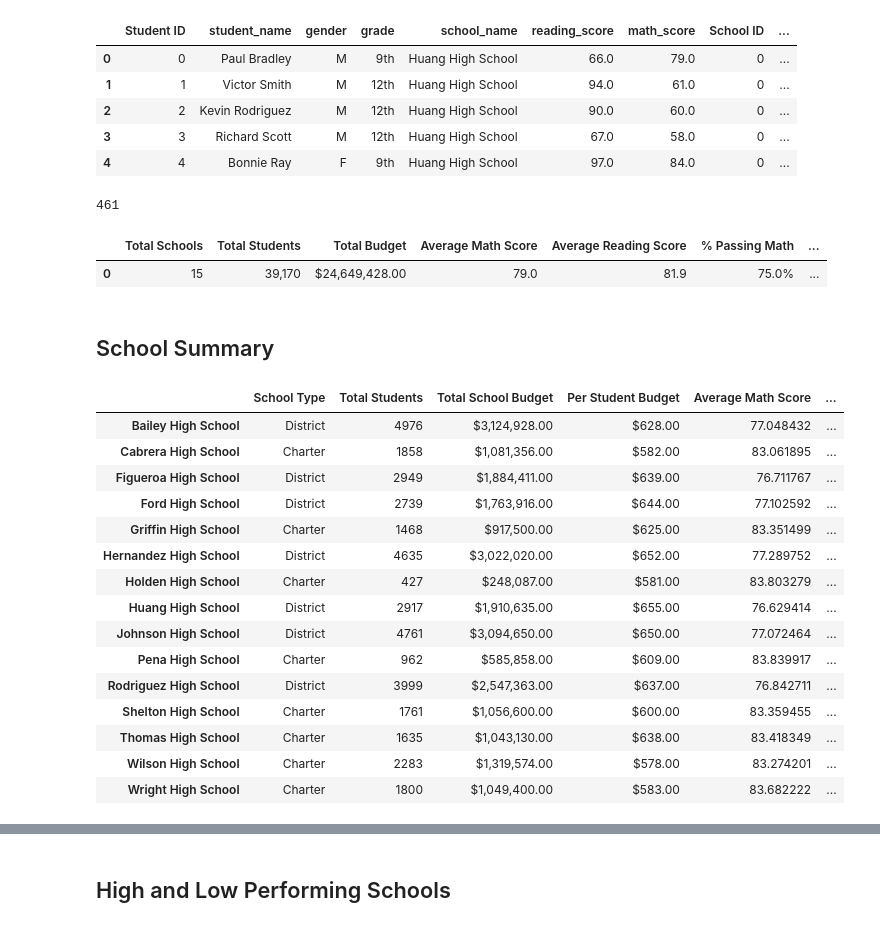
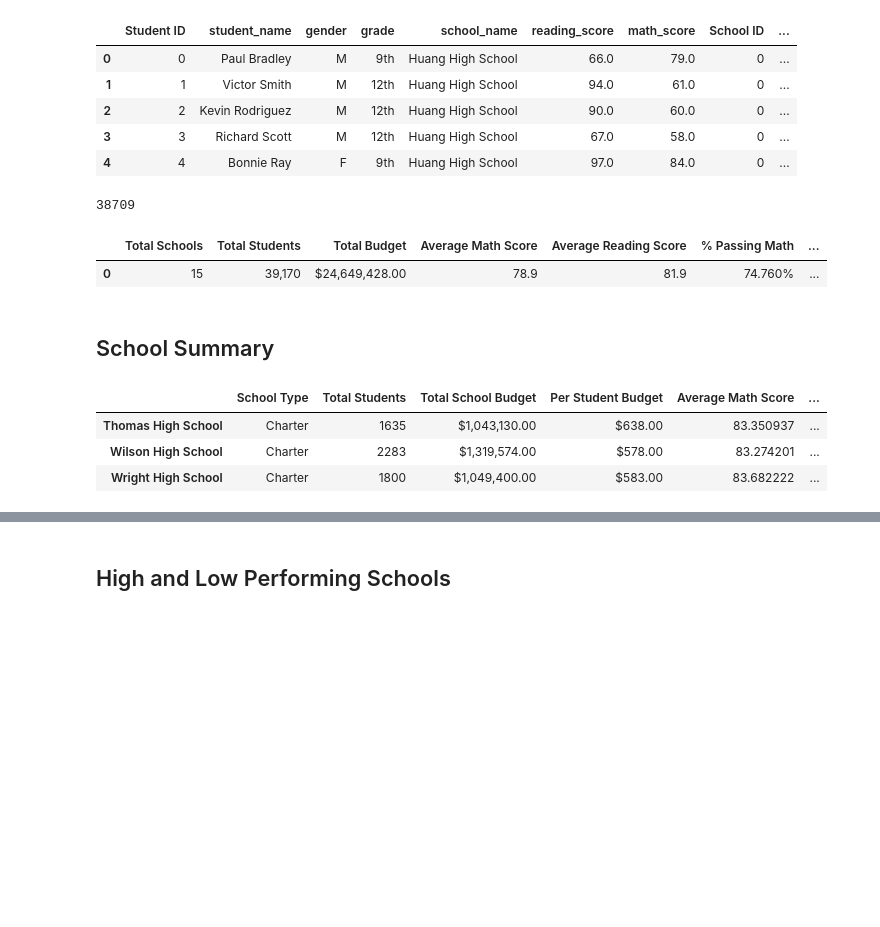
Before and after one commit to JerryMcG/School_District_Analysis, a Jupyter notebook: PyCitySchools_Challenge.ipynb, the cells around one changed output, grey strips where cells are left out. Cells and saved outputs as stored; diff of their text form; code cells hidden in the pictures; blank space fills up the shorter version.

```diff
--- a/PyCitySchools_Challenge.ipynb
+++ b/PyCitySchools_Challenge.ipynb
@@ -106,9 +106,9 @@ student_count = school_data_complete_df["Student ID"].count()
 # Step 2. Subtract the number of students that are in ninth grade at
 # Thomas High School from the total student count to get the new total student count
 student_count_without9THS = student_count - student_count_9_THS
-#print(student_count_without9THS)
+print(student_count_without9THS)
 # %% [output]
-461
+38709
 # %%
 # Calculate the passing rates using the "clean_student_data".
 passing_math_count = school_data_complete_df[(school_data_complete_df["math_score"] >= 70)].count()["student_name"]
@@ -148,15 +148,15 @@ district_summary_df["Total Budget"] = district_summary_df["Total Budget"].map("$
 # Format the columns.
 district_summary_df["Average Math Score"] = district_summary_df["Average Math Score"].map("{:.1f}".format)
 district_summary_df["Average Reading Score"] = district_summary_df["Average Reading Score"].map("{:.1f}".format)
-district_summary_df["% Passing Math"] = district_summary_df["% Passing Math"].map("{:.1f}%".format)
-district_summary_df["% Passing Reading"] = district_summary_df["% Passing Reading"].map("{:.1f}%".format)
-district_summary_df["% Overall Passing"] = district_summary_df["% Overall Passing"].map("{:.1f}%".format)
+district_summary_df["% Passing Math"] = district_summary_df["% Passing Math"].map("{:.3f}%".format)
+district_summary_df["% Passing Reading"] = district_summary_df["% Passing Reading"].map("{:.3f}%".format)
+district_summary_df["% Overall Passing"] = district_summary_df["% Overall Passing"].map("{:.3f}%".format)
 
 # Display the data frame
 district_summary_df
 # %% [output]
 |  | Total Schools | Total Students | Total Budget | Average Math Score | Average Reading Score | % Passing Math | ... |
-| 0 | 15 | 39,170 | $24,649,428.00 | 79.0 | 81.9 | 75.0% | ... |
+| 0 | 15 | 39,170 | $24,649,428.00 | 78.9 | 81.9 | 74.760% | ... |
 # %% [markdown]
 ##  School Summary
 # %%
@@ -211,25 +211,13 @@ per_school_summary_df = pd.DataFrame({
 # %%
 # Format the Total School Budget and the Per Student Budget
 per_school_summary_df["Total School Budget"] = per_school_summary_df["Total School Budget"].map("${:,.2f}".format)
 per_school_summary_df["Per Student Budget"] = per_school_summary_df["Per Student Budget"].map("${:,.2f}".format)
 
 # Display the data frame
-per_school_summary_df
+per_school_summary_df["Thomas High School":]
 # %% [output]
 |  | School Type | Total Students | Total School Budget | Per Student Budget | Average Math Score | ... |
-| Bailey High School | District | 4976 | $3,124,928.00 | $628.00 | 77.048432 | ... |
-| Cabrera High School | Charter | 1858 | $1,081,356.00 | $582.00 | 83.061895 | ... |
-| Figueroa High School | District | 2949 | $1,884,411.00 | $639.00 | 76.711767 | ... |
-| Ford High School | District | 2739 | $1,763,916.00 | $644.00 | 77.102592 | ... |
-| Griffin High School | Charter | 1468 | $917,500.00 | $625.00 | 83.351499 | ... |
-| Hernandez High School | District | 4635 | $3,022,020.00 | $652.00 | 77.289752 | ... |
-| Holden High School | Charter | 427 | $248,087.00 | $581.00 | 83.803279 | ... |
-| Huang High School | District | 2917 | $1,910,635.00 | $655.00 | 76.629414 | ... |
-| Johnson High School | District | 4761 | $3,094,650.00 | $650.00 | 77.072464 | ... |
-| Pena High School | Charter | 962 | $585,858.00 | $609.00 | 83.839917 | ... |
-| Rodriguez High School | District | 3999 | $2,547,363.00 | $637.00 | 76.842711 | ... |
-| Shelton High School | Charter | 1761 | $1,056,600.00 | $600.00 | 83.359455 | ... |
-| Thomas High School | Charter | 1635 | $1,043,130.00 | $638.00 | 83.418349 | ... |
+| Thomas High School | Charter | 1635 | $1,043,130.00 | $638.00 | 83.350937 | ... |
 | Wilson High School | Charter | 2283 | $1,319,574.00 | $578.00 | 83.274201 | ... |
 | Wright High School | Charter | 1800 | $1,049,400.00 | $583.00 | 83.682222 | ... |
 # %%
```
Also changed, not shown: parts of 81 cells of this notebook.
